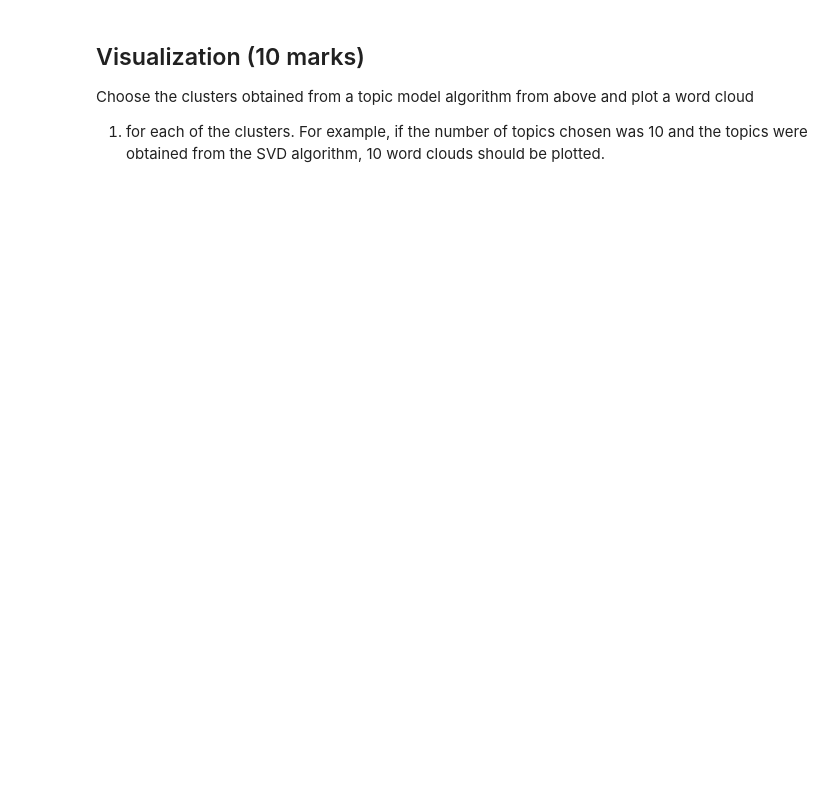
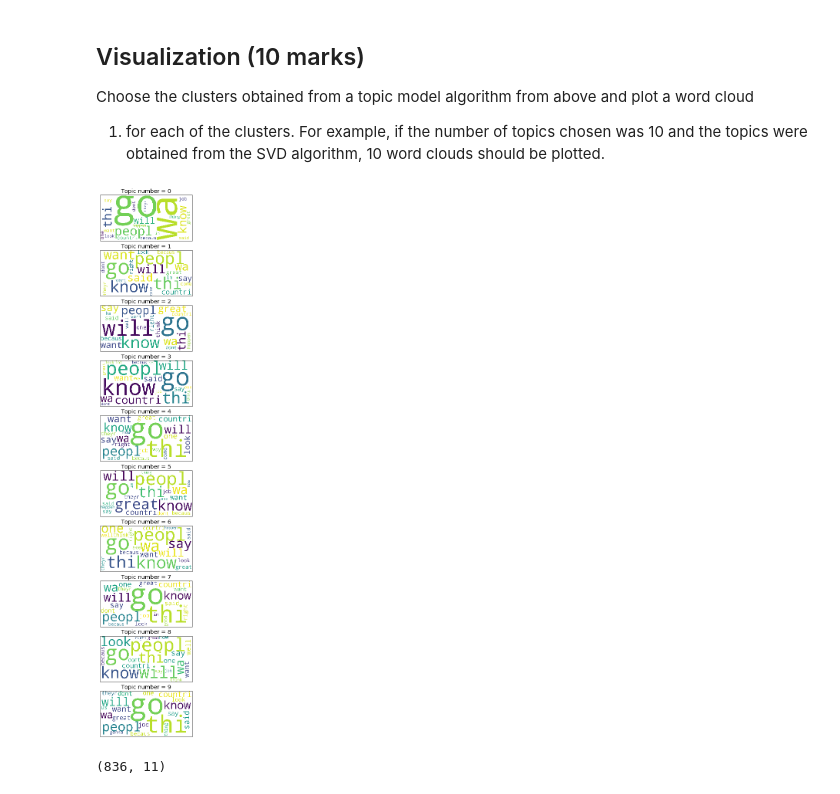
Before and after one commit to gregory1506/COMP6940, a Jupyter notebook: 03717357_Gregory_A4/03717357_COMP6940_A4.ipynb, the cells around one changed output. Cells and saved outputs as stored; diff of their text form; code cells hidden in the pictures; blank space fills up the shorter version.

```diff
--- a/03717357_Gregory_A4/03717357_COMP6940_A4.ipynb
+++ b/03717357_Gregory_A4/03717357_COMP6940_A4.ipynb
@@ -222,13 +227,14 @@ Tests complete
 2. When choosing the number of topics give a brief explanation of why that number was chosen.
 3. Discuss based on the top 10 words each of the algorithms choose for each topic cluster what category the topics fall under.
 # %%
-documents = df['subtitle_clean']
-
-tfidf_vectorizer = TfidfVectorizer(max_df=0.95, min_df=2, stop_words='english',max_features=1000)
+documents = list(df['subtitle_clean'])[:100]
+# NMF is able to use tf-idf
+tfidf_vectorizer = TfidfVectorizer(max_df=0.95, min_df=2, stop_words='english',ngram_range=(1,5))
 tfidf = tfidf_vectorizer.fit_transform(documents)
 tfidf_feature_names = tfidf_vectorizer.get_feature_names()
 
-tf_vectorizer = CountVectorizer(max_df=0.95, min_df=2, stop_words='english',max_features=1000)
+# LDA can only use raw term counts for LDA because it is a probabilistic graphical model
+tf_vectorizer = CountVectorizer(max_df=0.95, min_df=2, stop_words='english')
 tf = tf_vectorizer.fit_transform(documents)
 tf_feature_names = tf_vectorizer.get_feature_names()
 
@@ -242,8 +248,8 @@ def display_topics(H, W, feature_names, documents, no_top_words, no_top_document
         print(" ".join([feature_names[i]
                         for i in topic.argsort()[:-no_top_words - 1:-1]]))
 #         print("")
-#         top_doc_indices = np.argsort( W[:,topic_idx] )[::-1][0:no_top_documents]
-#         for doc_index in top_doc_indices:
-#             print(documents[doc_index])
-#             print("")
+        top_doc_indices = np.argsort( W[:,topic_idx] )[::-1][0:no_top_documents]
+        for doc_index in top_doc_indices:
+            print(documents[doc_index])
+            print("")
 # %%
@@ -302,6 +302,6 @@ going people know country jobs dont great want thats hillary
 # %%
-lsi_model = TruncatedSVD(n_components=10, n_iter=12, random_state=42).fit(tf)
-lsi_W = lsi_model.transform(tf)
+lsi_model = TruncatedSVD(n_components=n_topics, n_iter=12, random_state=1).fit(tfidf)
+lsi_W = lsi_model.transform(tfidf)
 lsi_H = lsi_model.components_
 display_topics(lsi_H, lsi_W, tfidf_feature_names, documents, no_top_words, no_top_documents)
 # %% [output]
@@ -339,0 +329,28 @@ def print_cloud(data):
+# %%
+full_doc = {} # lets make a dict to hold the top docs
+for topic_idx, topic in enumerate(lsi_H):
+    top_doc_indices = np.argsort( lsi_W[:,topic_idx] )[::-1][0:no_top_documents]
+    tmp = ''
+    for doc_index in top_doc_indices:
+        tmp += df['subtitle_clean'][doc_index]
+    full_doc[topic_idx] = tmp
+# %%
+# lets make some wordcluds to visualize the results
+plt.rcParams['font.size']=12                #10
+plt.rcParams['savefig.dpi']=100             #72
+plt.rcParams['figure.subplot.bottom']=.1
+f, axes = plt.subplots(len(full_doc),1,figsize=(25,25))
+for topic in full_doc:
+    text = full_doc[topic]
+    wc = WordCloud(width=1000,height=500,background_color='white',max_words=20,\
+                  random_state=1).generate(text)
+    axes[topic].imshow(wc)
+    axes[topic].set_title("Topic number = {}".format(topic))
+    axes[topic].set_xticks([])
+    axes[topic].set_yticks([])
+# %% [output]
+[figure, added]
+# %%
+df.shape
+# %% [output]
+(836, 11)
```
Also changed, not shown: parts of 11 cells of this notebook.
